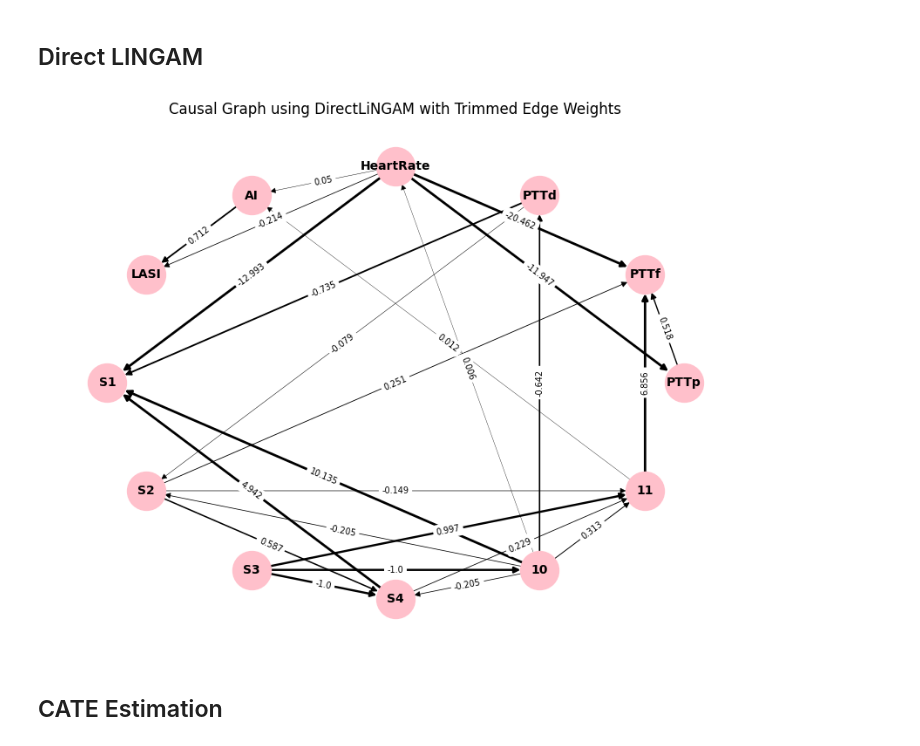
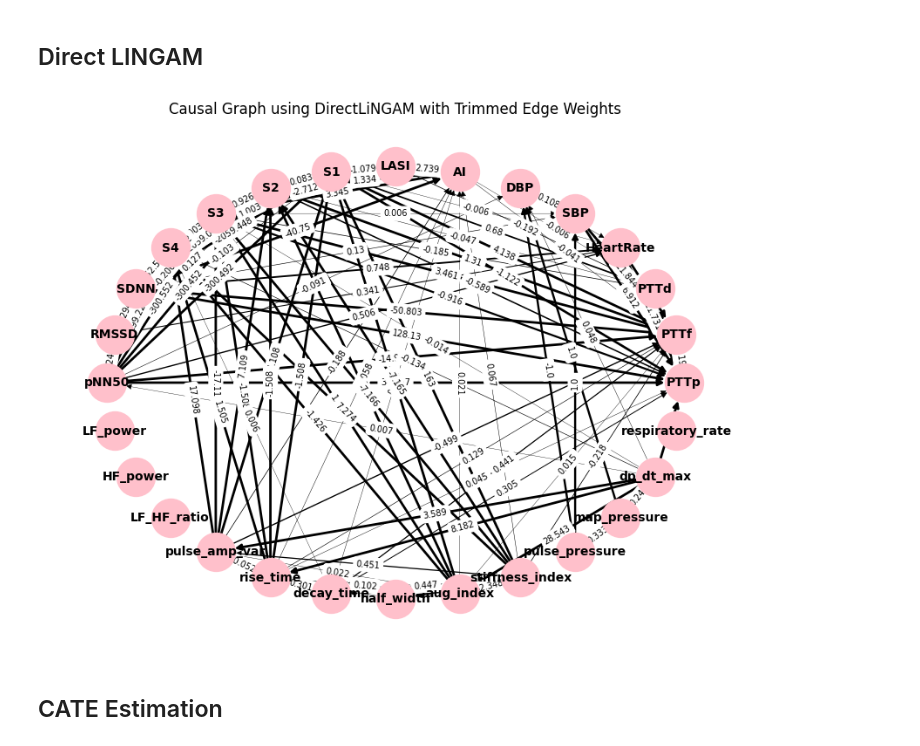
Before and after one commit to AniruthAnanth/CuffLessBloodPressureEstimation, a Jupyter notebook: main.ipynb, the cells around one changed output. Cells and saved outputs as stored; diff of their text form; code cells hidden in the pictures.

```diff
--- a/main.ipynb
+++ b/main.ipynb
@@ -666,35 +516,35 @@ model.fit(dataset_df)
 # Get the adjacency matrix
 adjacency_matrix = model.adjacency_matrix_
 
 # Create a directed graph using NetworkX
 causal_graph = nx.DiGraph(adjacency_matrix)
 
 # Relabel nodes with feature names
-causal_graph = nx.relabel_nodes(causal_graph, {i: col for i, col in enumerate(X.columns)})
+causal_graph = nx.relabel_nodes(causal_graph, {i: col for i, col in enumerate(dataset_df.columns)})
 
 # Remove edges with weights less than 0.005
 edges_to_remove = [(u, v) for u, v, d in causal_graph.edges(data=True) if abs(d['weight']) < EDGE_THRESHOLD]
 causal_graph.remove_edges_from(edges_to_remove)
 
 # Draw the graph
 plt.figure(figsize=(8, 6))
 pos = nx.circular_layout(causal_graph)
 edge_weights = [min(abs(weight) * 1.5 + 0.25, 2) for weight in nx.get_edge_attributes(causal_graph, 'weight').values()]
 nx.draw(
     causal_graph, pos, with_labels=True, node_size=1000, node_color="pink",
     font_size=10, font_weight="bold", edge_color="black", width=edge_weights
 )
 
 # Add edge weights as labels
 edge_labels = {edge: round(weight, 3) for edge, weight in nx.get_edge_attributes(causal_graph, 'weight').items()}
 nx.draw_networkx_edge_labels(causal_graph, pos, edge_labels=edge_labels, font_size=7, )
 
 plt.title("Causal Graph using DirectLiNGAM with Trimmed Edge Weights")
 plt.savefig('figures/causal_graph_direct_lingam.png', dpi=300, bbox_inches='tight')
 plt.show()
 plt.close()
 # %% [output]
-[figure, old version]
+[figure, new version]
 # %% [markdown]
 ## CATE Estimation
 # %%
```
Also changed, not shown: parts of 25 cells of this notebook, 8 other files.
